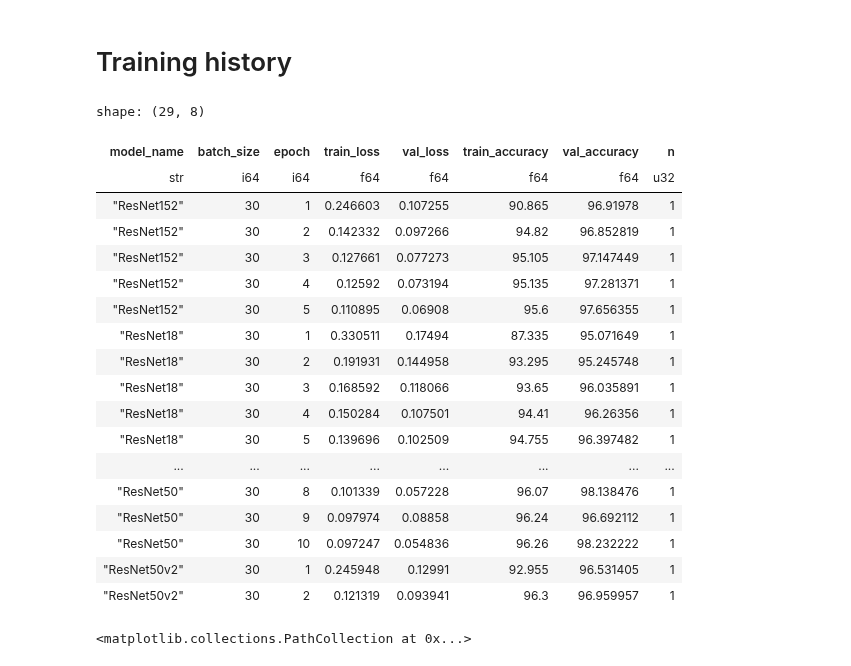
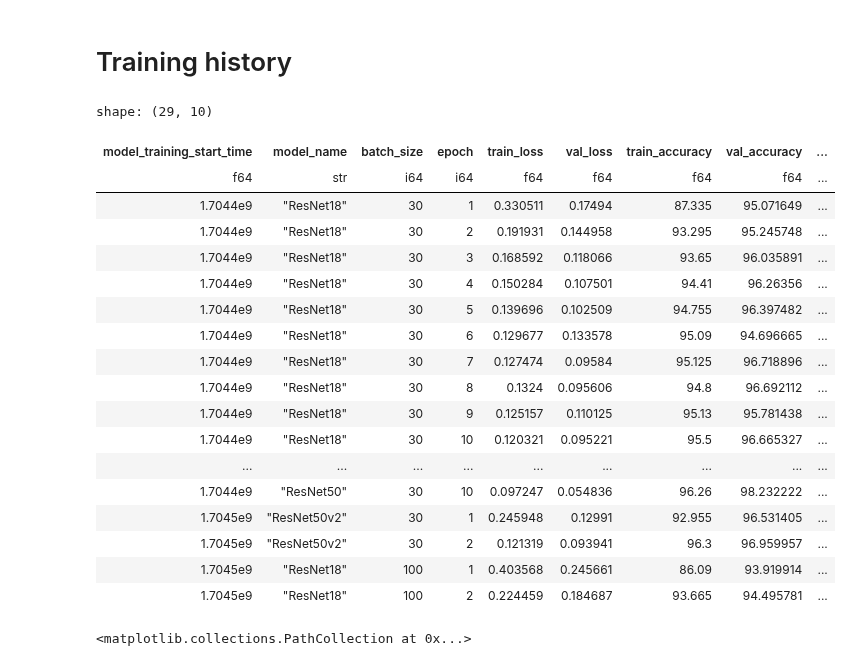
Before and after one commit to Breza/genderative_ai, a Jupyter notebook: Analysis/genderative_analysis.ipynb, the cells around one changed output. Drawn from its saved outputs; the diff is of its cells as text; code cells hidden in the pictures.

```diff
--- a/Analysis/genderative_analysis.ipynb
+++ b/Analysis/genderative_analysis.ipynb
@@ -609,52 +643,56 @@ plot_training_progress(train_acc=resnet_train_epoch_accuracy,
 training_log = pl.read_csv("training_log.csv",
                            has_header=False,
                            new_columns=["model_training_start_time", "model_name", "batch_size", "epoch",
                                         "train_loss", "val_loss", "train_accuracy", "val_accuracy",
                                         "epoch_completion_timestamp"],
                            schema={"model_training_start_time": pl.Float64,
                                    "model_name": pl.Utf8,
                                    "batch_size": pl.Int64,
                                    "epoch": pl.Int64,
                                    "train_loss": pl.Float64,
                                    "val_loss": pl.Float64,
                                    "train_accuracy": pl.Float64,
                                    "val_accuracy": pl.Float64,
                                    "epoch_completion_timestamp": pl.Float64})
 
 (
     training_log
     .lazy()
     .group_by(["model_name", "batch_size", "epoch"])
     .agg(
         pl.median("train_loss").alias("train_loss"),
         pl.median("val_loss").alias("val_loss"),
         pl.median("train_accuracy").alias("train_accuracy"),
         pl.median("val_accuracy").alias("val_accuracy"),
         pl.count().alias("n")
     )
     .sort(["model_name", "batch_size", "epoch"])
     .collect()
     )
+
+training_log.with_columns(
+    (pl.col("epoch_completion_timestamp") - pl.col("model_training_start_time")).alias("epoch_duration")
+)
 # %% [output]
-shape: (29, 8)
+shape: (29, 10)
-| model_name | batch_size | epoch | train_loss | val_loss | train_accuracy | val_accuracy | n |
-| str | i64 | i64 | f64 | f64 | f64 | f64 | u32 |
-| "ResNet152" | 30 | 1 | 0.246603 | 0.107255 | 90.865 | 96.91978 | 1 |
-| "ResNet152" | 30 | 2 | 0.142332 | 0.097266 | 94.82 | 96.852819 | 1 |
-| "ResNet152" | 30 | 3 | 0.127661 | 0.077273 | 95.105 | 97.147449 | 1 |
-| "ResNet152" | 30 | 4 | 0.12592 | 0.073194 | 95.135 | 97.281371 | 1 |
-| "ResNet152" | 30 | 5 | 0.110895 | 0.06908 | 95.6 | 97.656355 | 1 |
-| "ResNet18" | 30 | 1 | 0.330511 | 0.17494 | 87.335 | 95.071649 | 1 |
-| "ResNet18" | 30 | 2 | 0.191931 | 0.144958 | 93.295 | 95.245748 | 1 |
-| "ResNet18" | 30 | 3 | 0.168592 | 0.118066 | 93.65 | 96.035891 | 1 |
-| "ResNet18" | 30 | 4 | 0.150284 | 0.107501 | 94.41 | 96.26356 | 1 |
-| "ResNet18" | 30 | 5 | 0.139696 | 0.102509 | 94.755 | 96.397482 | 1 |
-| ... | ... | ... | ... | ... | ... | ... | ... |
-| "ResNet50" | 30 | 8 | 0.101339 | 0.057228 | 96.07 | 98.138476 | 1 |
-| "ResNet50" | 30 | 9 | 0.097974 | 0.08858 | 96.24 | 96.692112 | 1 |
-| "ResNet50" | 30 | 10 | 0.097247 | 0.054836 | 96.26 | 98.232222 | 1 |
-| "ResNet50v2" | 30 | 1 | 0.245948 | 0.12991 | 92.955 | 96.531405 | 1 |
-| "ResNet50v2" | 30 | 2 | 0.121319 | 0.093941 | 96.3 | 96.959957 | 1 |
+| model_training_start_time | model_name | batch_size | epoch | train_loss | val_loss | train_accuracy | val_accuracy | ... |
+| f64 | str | i64 | i64 | f64 | f64 | f64 | f64 | ... |
+| 1.7044e9 | "ResNet18" | 30 | 1 | 0.330511 | 0.17494 | 87.335 | 95.071649 | ... |
+| 1.7044e9 | "ResNet18" | 30 | 2 | 0.191931 | 0.144958 | 93.295 | 95.245748 | ... |
+| 1.7044e9 | "ResNet18" | 30 | 3 | 0.168592 | 0.118066 | 93.65 | 96.035891 | ... |
+| 1.7044e9 | "ResNet18" | 30 | 4 | 0.150284 | 0.107501 | 94.41 | 96.26356 | ... |
+| 1.7044e9 | "ResNet18" | 30 | 5 | 0.139696 | 0.102509 | 94.755 | 96.397482 | ... |
+| 1.7044e9 | "ResNet18" | 30 | 6 | 0.129677 | 0.133578 | 95.09 | 94.696665 | ... |
+| 1.7044e9 | "ResNet18" | 30 | 7 | 0.127474 | 0.09584 | 95.125 | 96.718896 | ... |
+| 1.7044e9 | "ResNet18" | 30 | 8 | 0.1324 | 0.095606 | 94.8 | 96.692112 | ... |
+| 1.7044e9 | "ResNet18" | 30 | 9 | 0.125157 | 0.110125 | 95.13 | 95.781438 | ... |
+| 1.7044e9 | "ResNet18" | 30 | 10 | 0.120321 | 0.095221 | 95.5 | 96.665327 | ... |
+| ... | ... | ... | ... | ... | ... | ... | ... | ... |
+| 1.7044e9 | "ResNet50" | 30 | 10 | 0.097247 | 0.054836 | 96.26 | 98.232222 | ... |
+| 1.7045e9 | "ResNet50v2" | 30 | 1 | 0.245948 | 0.12991 | 92.955 | 96.531405 | ... |
+| 1.7045e9 | "ResNet50v2" | 30 | 2 | 0.121319 | 0.093941 | 96.3 | 96.959957 | ... |
+| 1.7045e9 | "ResNet18" | 100 | 1 | 0.403568 | 0.245661 | 86.09 | 93.919914 | ... |
+| 1.7045e9 | "ResNet18" | 100 | 2 | 0.224459 | 0.184687 | 93.665 | 94.495781 | ... |
 # %%
 fig, ax = plt.subplots()
 # %% [output]
```
Also changed, not shown: parts of 4 cells of this notebook.
